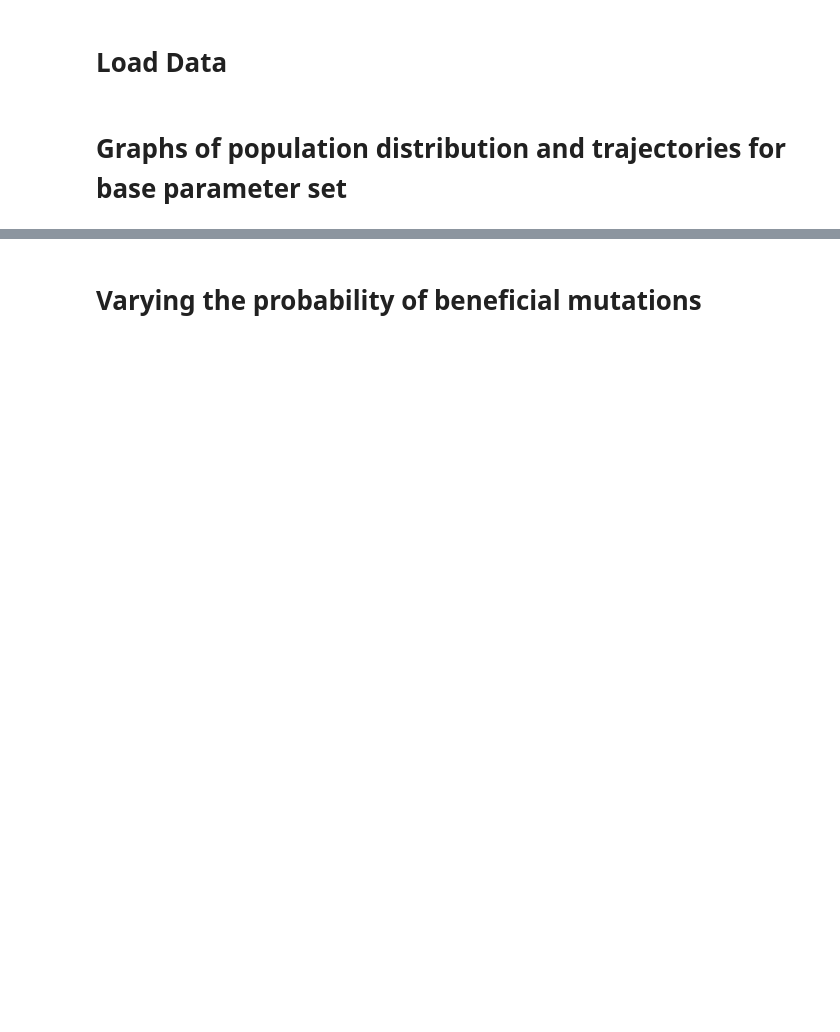
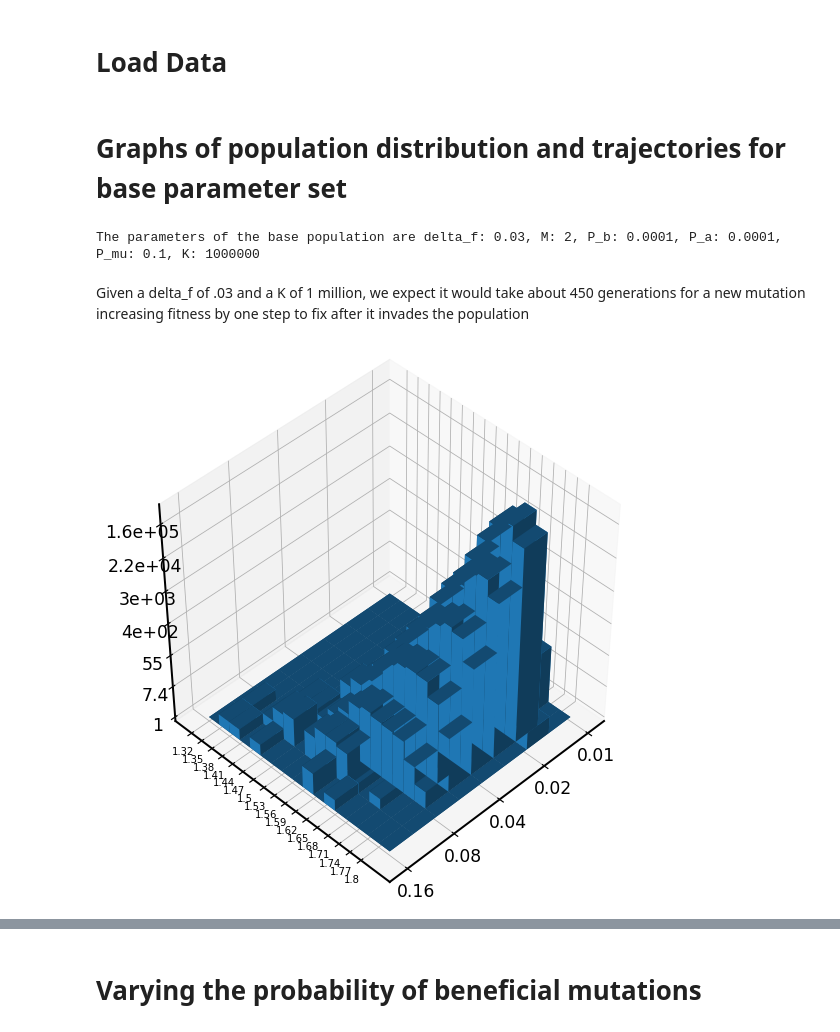
Before and after one commit to nicholas-sherer/Population-Evolution-Project-Source-Code, a Jupyter notebook: Plots related to the traveling wave regime.ipynb, the cells around one changed output, grey strips where cells are left out. Drawn from its saved outputs; the diff is of its cells as text; code cells hidden in the pictures; blank space fills up the shorter version.

Commit message:
got a good set of figures for the traveling wave section

```diff
--- a/Plots related to the traveling wave regime.ipynb
+++ b/Plots related to the traveling wave regime.ipynb
@@ -75,4 +81,14 @@ basepop = fbvary_results[5]
 print('The parameters of the base population are delta_f: {},'
       ' M: {}, P_b: {}, P_a: {}, P_mu: {}, K: {}'.format(basepop.delta_fitness, basepop.mu_multiple,
                                                         basepop.fraction_beneficial, basepop.fraction_accurate,
-                                                        ))
+                                                        basepop.fraction_mu2mu, basepop.pop_cap))
+# %% [output]
+The parameters of the base population are delta_f: 0.03, M: 2, P_b: 0.0001, P_a: 0.0001, P_mu: 0.1, K: 1000000
+# %% [markdown]
+Given a delta_f of .03 and a K of 1 million, we expect it would take about 450 generations for a new mutation increasing fitness by one step to fix after it invades the population
+# %%
+fig = plt.figure(figsize=(10,10))
+ax = fig.add_subplot(111, projection='3d')
+logNbarplot(ax, basepop(15000))
+# %% [output]
+[figure, added]
```
Also changed, not shown: parts of 18 cells of this notebook.
